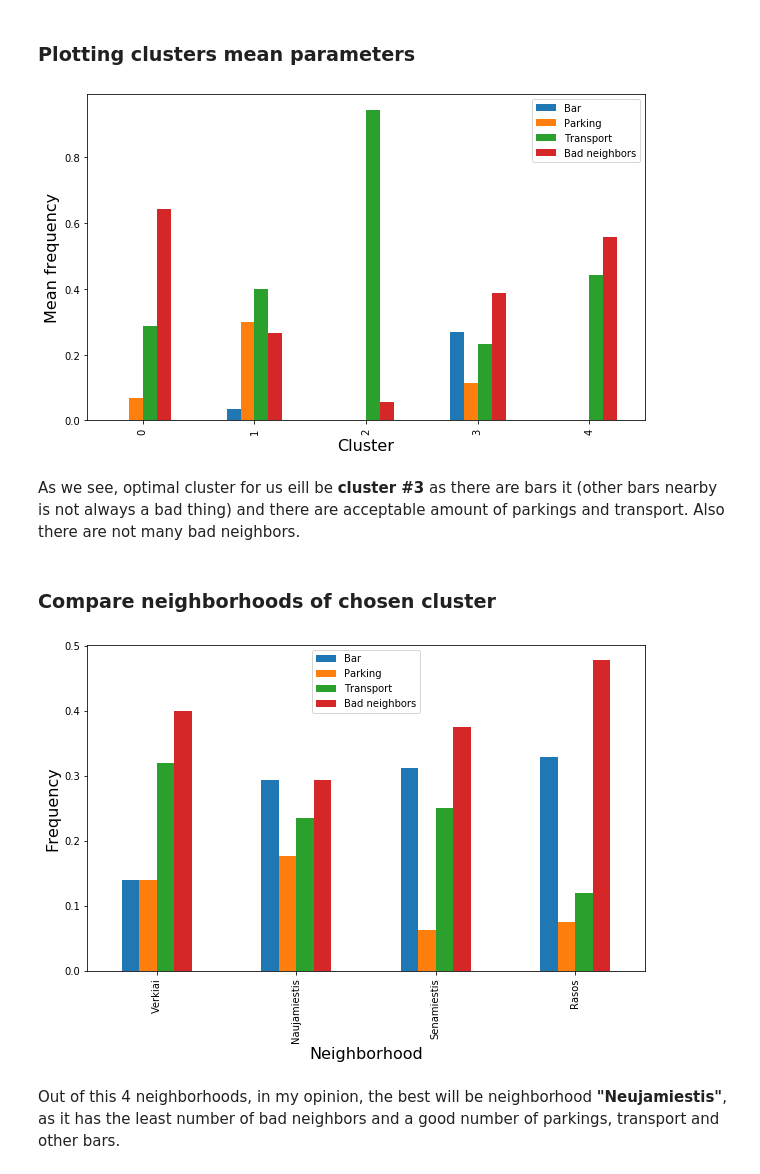
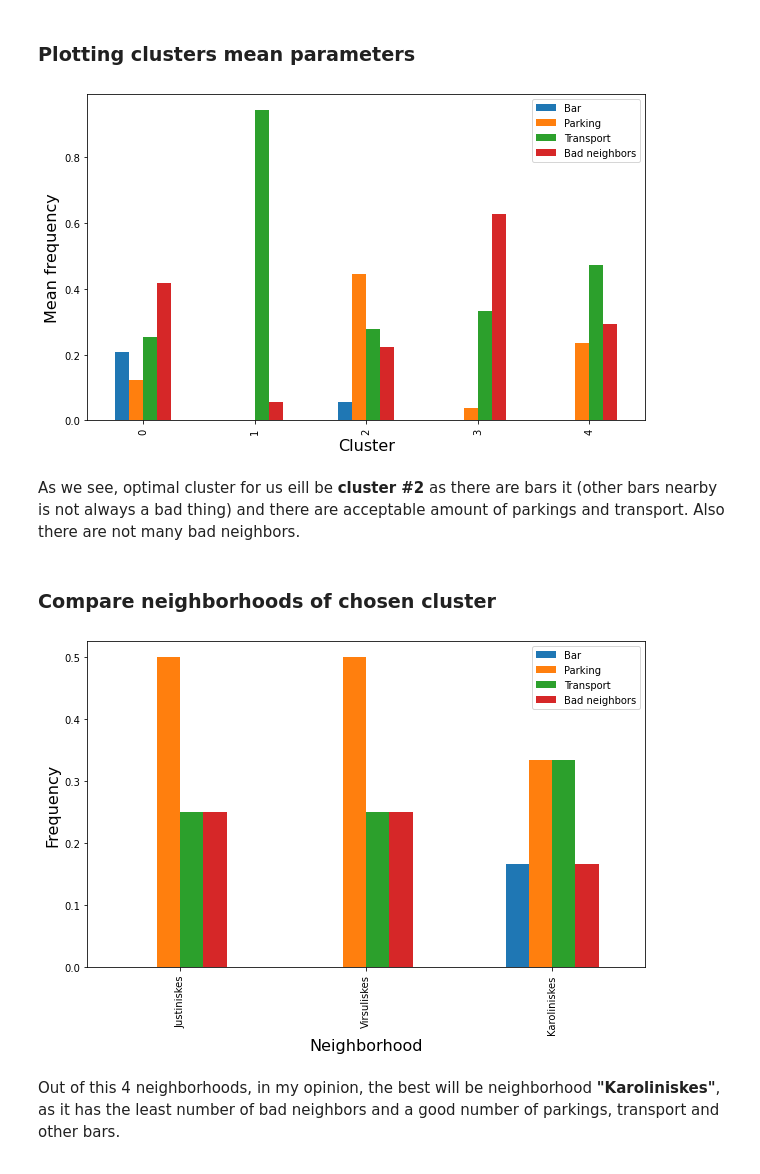
Before and after one commit to gruntoff/Battle-of-Neighborhoods, a Jupyter notebook: The Battle of Neighborhoods - Report.ipynb, the cells around one changed output. Drawn from its saved outputs; the diff is of its cells as text; code cells hidden in the pictures.

```diff
--- a/The Battle of Neighborhoods - Report.ipynb
+++ b/The Battle of Neighborhoods - Report.ipynb
@@ -102,8 +103,8 @@ mmap
 # %% [output]
 [interactive output not drawn]
 # %%
-CLIENT_ID = '***' # your Foursquare ID
-CLIENT_SECRET = '***' # your Foursquare Secret
+CLIENT_ID = 'XEOJX2LTPJFPGHNZMD5NUMGPH1WIU3DTRMWP12BGNYKAYK3U' # your Foursquare ID
+CLIENT_SECRET = 'JNGBID3RAIGFSZTFCRWSWK02PCH1MNHVK5QOM00TEYQLW5FA' # your Foursquare Secret
 # %%
 client = foursquare.Foursquare(client_id=CLIENT_ID, client_secret=CLIENT_SECRET)
 # %%
@@ -317,20 +359,20 @@ ax_cl.set_ylabel('Mean frequency', fontsize=16)
 ax_cl.set_xlabel('Cluster', fontsize=16)
 plt.show()
 # %% [output]
-[figure, old version]
+[figure, new version]
 # %% [markdown]
-As we see, optimal cluster for us eill be **cluster #3** as there are bars it (other bars nearby is not always a bad thing) and there are acceptable amount of parkings and transport. Also there are not many bad neighbors.
+As we see, optimal cluster for us eill be **cluster #2** as there are bars it (other bars nearby is not always a bad thing) and there are acceptable amount of parkings and transport. Also there are not many bad neighbors.
 # %% [markdown]
 ### Compare neighborhoods of chosen cluster
 # %%
-neighborhoods_to_plot = merged[merged['Cluster'] == 3][['Neighborhood', 'Bar',
+neighborhoods_to_plot = merged[merged['Cluster'] == 2][['Neighborhood', 'Bar',
                                                         'Parking', 'Transport', 'Bad neighbors']]
 ax = neighborhoods_to_plot.plot(kind='bar', figsize=(10,6), x='Neighborhood')
 ax.set_xlabel('Neighborhood', fontsize=16)
 ax.set_ylabel('Frequency', fontsize=16)
 plt.show()
 # %% [output]
-[figure, old version]
+[figure, new version]
 # %% [markdown]
-Out of this 4 neighborhoods, in my opinion, the best will be neighborhood **"Neujamiestis"**, as it has the least number of bad neighbors and a good number of parkings, transport and other bars.
+Out of this 4 neighborhoods, in my opinion, the best will be neighborhood **"Karoliniskes"**, as it has the least number of bad neighbors and a good number of parkings, transport and other bars.
 # %%
```
Also changed, not shown: parts of 13 cells of this notebook, 7 other files.
